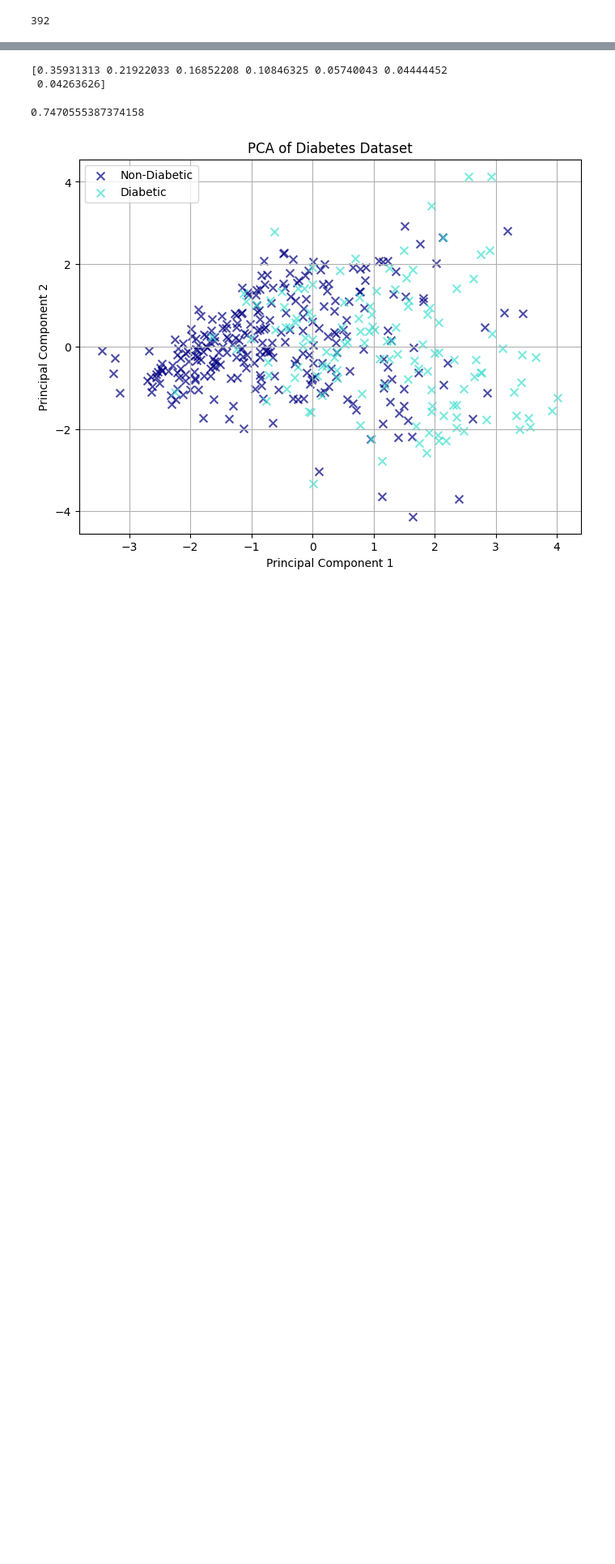
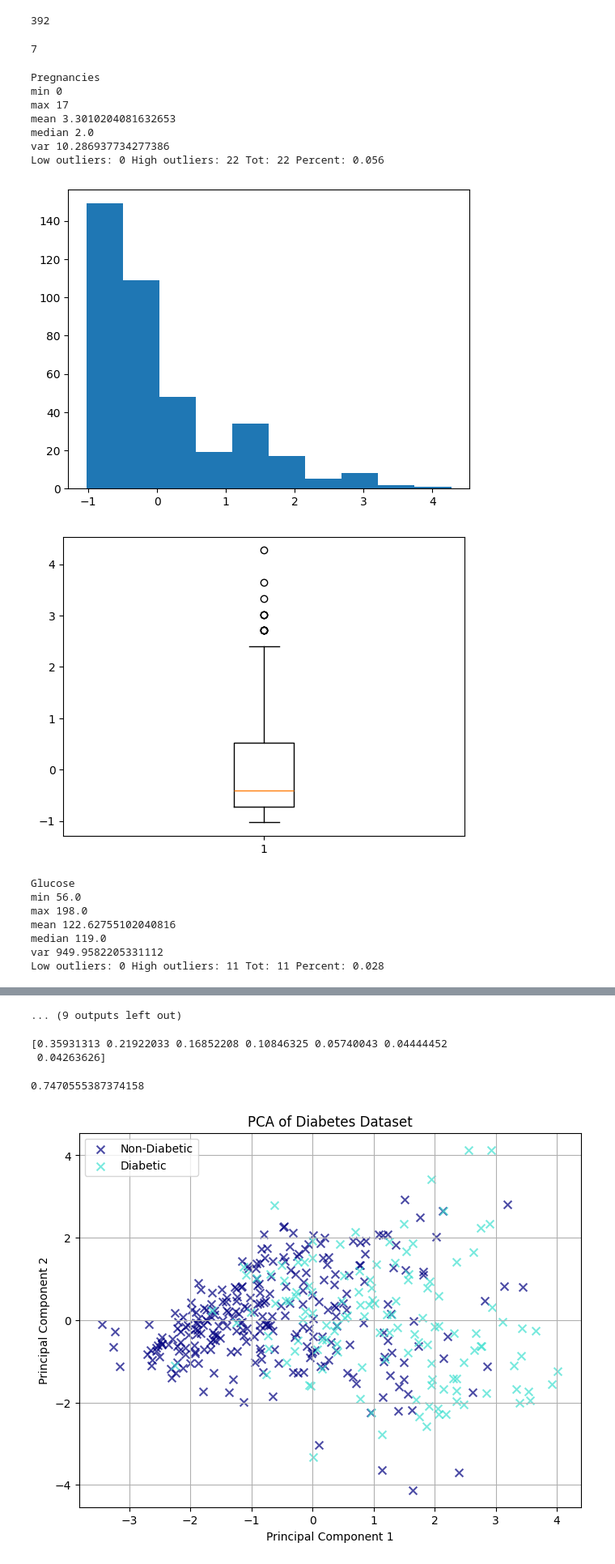
Before and after one commit to NicholasBorch/ML-02450project1, a Jupyter notebook: Data_analysis_diabetes.ipynb, the cells around one changed output, grey strips where cells are left out. Shown at 81% size. Drawn from its saved outputs; the diff is of its cells as text; code cells hidden in the pictures; blank space fills up the shorter version.

```diff
--- a/Data_analysis_diabetes.ipynb
+++ b/Data_analysis_diabetes.ipynb
@@ -48,3 +48,42 @@ len(new_df) #originalt: 768, efter alle: 392
 features = [col for col in df.columns if col not in ['Outcome', 'DiabetesPedigreeFunction']]
 x = new_df.loc[:, features].values
 x = StandardScaler().fit_transform(x)
+len(x.T)
+# %% [output]
+7
+# %%
+from scipy.stats import iqr
+for i, att in enumerate(x.T):
+    print(features[i])
+    print('min', min(new_df[features[i]]), '\nmax', max(new_df[features[i]]), '\nmean', np.mean(new_df[features[i]])
+          , '\nmedian',  np.median(new_df[features[i]]), '\nvar', np.var(new_df[features[i]]))
+    iqr_data = iqr(att)
+    q1, q3 = np.quantile(att,0.25), np.quantile(att,0.75)
+    thresh_low, thresh_high = q1 - iqr_data, q3 + iqr_data
+    out_low, out_high = 0,0
+    for obs in att:
+        if obs < thresh_low: out_low +=1
+        if obs > thresh_high: out_high += 1
+    print('Low outliers:', out_low, 'High outliers:', out_high, 'Tot:', out_high+out_low,
+          'Percent:', np.round((out_low+out_high)/len(att),3))
+    plt.hist(att)
+    plt.show()
+    plt.boxplot(att)
+    plt.show()
+# %% [output]
+Pregnancies
+min 0
+max 17
+mean 3.3010204081632653
+median 2.0
+var 10.286937734277386
+Low outliers: 0 High outliers: 22 Tot: 22 Percent: 0.056
+[figure, added]
+[figure, added]
+Glucose
+min 56.0
+max 198.0
+mean 122.62755102040816
+median 119.0
+var 949.9582205331112
+Low outliers: 0 High outliers: 11 Tot: 11 Percent: 0.028
@@ -51,3 +110,4 @@ x = StandardScaler().fit_transform(x)
+... (9 outputs left out)
 # %%
 # PCA
 
```
Also changed, not shown: parts of 1 cell of this notebook.
